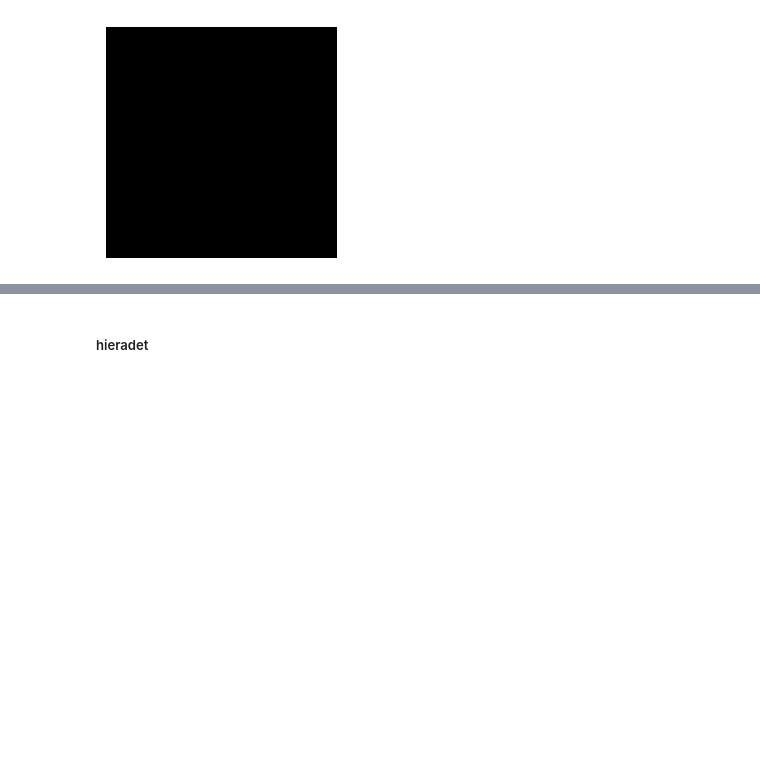
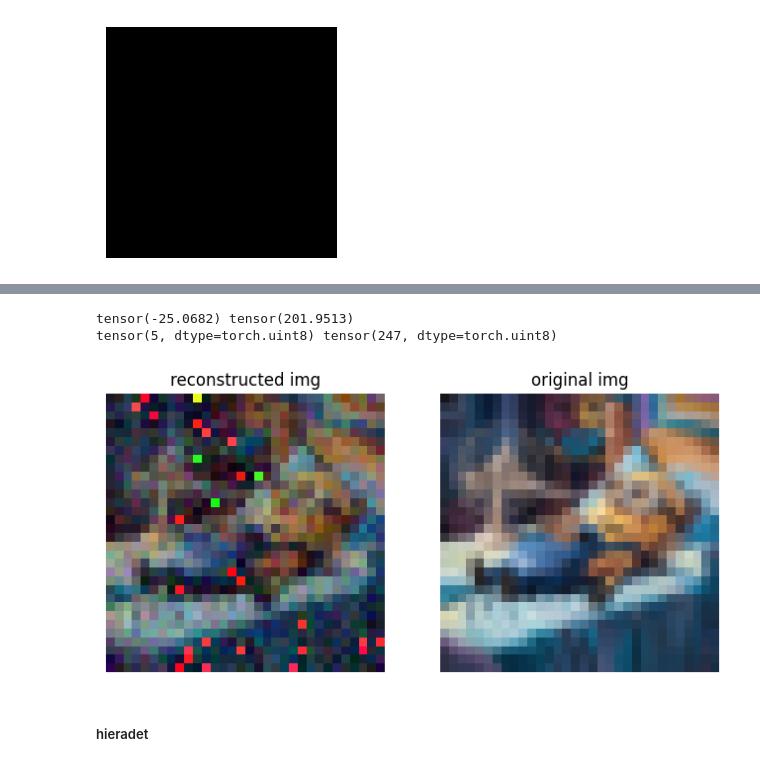
Before and after one commit to arun477/sam_2_explainer, a Jupyter notebook: utils.ipynb, the cells around one changed output, grey strips where cells are left out. Drawn from its saved outputs; the diff is of its cells as text; code cells hidden in the pictures; blank space fills up the shorter version.

```diff
--- a/utils.ipynb
+++ b/utils.ipynb
@@ -270,3 +295,25 @@ plt.show()
+# %%
+
+with torch.no_grad():
+    _, axs = plt.subplots(1, 2, figsize=(8, 8))
+    o = pred.to(torch.uint8)
+    print(pred.min(), pred.max())
+    print(lres_img.min(), lres_img.max())
+    o = o.view(lres_img.shape)
+    o = o.detach().cpu()
+    axs[0].imshow(o)
+    axs[0].set_title('reconstructed img')
+
+    axs[0].axis('off')
+
+    axs[1].imshow(lres_img)
+    axs[1].set_title('original img')
+    axs[1].axis('off')
+    plt.show()
+# %% [output]
+tensor(-25.0682) tensor(201.9513)
+tensor(5, dtype=torch.uint8) tensor(247, dtype=torch.uint8)
+[figure, added]
 # %% [markdown]
 ##### hieradet
 # %%
```
Also changed, not shown: parts of 2 cells of this notebook.
